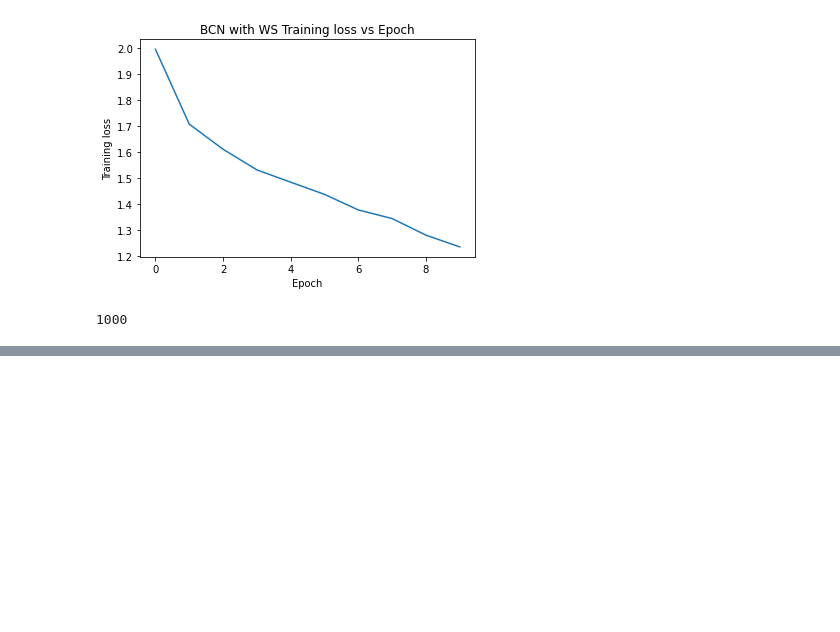
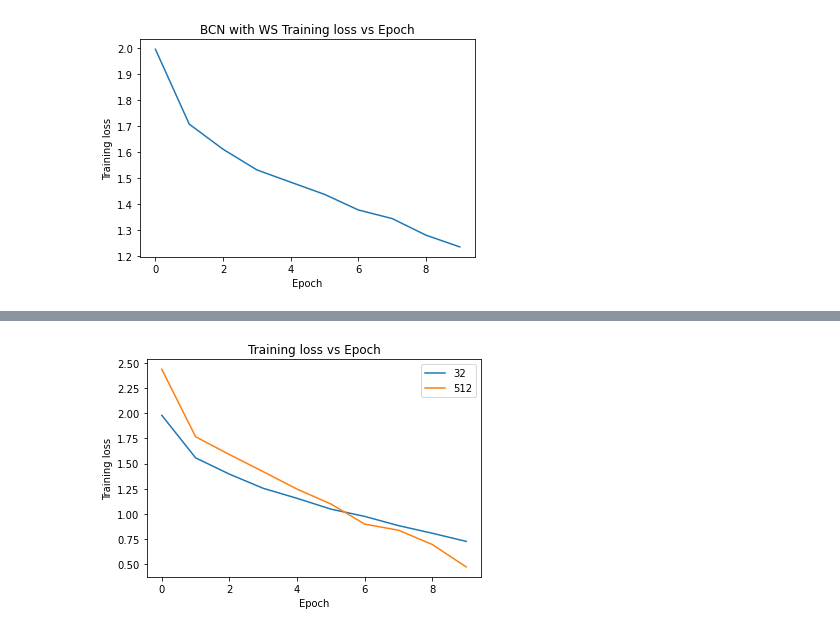
Before and after one commit to 395t/coding-assignment-week-5-nrm-2, a Jupyter notebook: notebooks/joshpapermaster.ipynb, the cells around one changed output, grey strips where cells are left out. Cells and saved outputs as stored; diff of their text form; code cells hidden in the pictures; blank space fills up the shorter version.

Commit message:
Batch size analysis

```diff
--- a/notebooks/joshpapermaster.ipynb
+++ b/notebooks/joshpapermaster.ipynb
@@ -303,7 +279,79 @@ plt.show()
 # %% [output]
 [figure]
 # %%
+batch_sizes = [32, 512]
-# %% [output]
-1000
 # %%
+plt.title("Training loss vs Epoch")
+plt.xlabel('Epoch')
+plt.ylabel('Training loss')
+
+training_losses = []
+validation_losses=[]
+for b in batch_sizes:
+    torch.manual_seed(43)
+    model = VGG().to(device)
+    criterion = nn.CrossEntropyLoss()
+    epochs = 10
+    params = model.parameters()
+    optimizer = torch.optim.Adam(params, lr=0.001, betas=(0.9, 0.999), eps=1e-08, weight_decay=0, amsgrad=False)
+
+    running_loss_history = []
+    running_corrects_history = []
+    val_running_loss_history = []
+    val_running_corrects_history = []
+
+    train_data_loader = torch.utils.data.DataLoader(train_dataset, batch_size=b, shuffle = True)
+    test_data_loader = torch.utils.data.DataLoader(test_dataset, batch_size=b, shuffle = True)
+    print("batch size: " + str(b))
+    for e in range(epochs): # training our model, put input according to every batch.
+
+        running_loss = 0.0
+        running_corrects = 0.0
+        val_running_loss = 0.0
+        val_running_corrects = 0.0
+
+        for inputs, labels in train_data_loader:
+            inputs = inputs.to(device) # input to device as our model is running in mentioned device.
+            labels = labels.to(device)
+            outputs = model(inputs) # every batch of 100 images are put as an input.
+            loss = criterion(outputs, labels) # Calc loss after each batch i/p by comparing it to actual labels.
+
+            optimizer.zero_grad() #setting the initial gradient to 0
+            loss.backward() # backpropagating the loss
+            optimizer.step() # updating the weights and bias values for every single step.
+
+            _, preds = torch.max(outputs, 1) # taking the highest value of prediction.
+            running_loss += loss.item()
+            running_corrects += torch.sum(preds == labels.data) # calculating the accuracy by taking the sum of all the correct predictions in a batch.
+
+        with torch.no_grad(): # we do not need gradient for validation.
+            for val_inputs, val_labels in test_data_loader:
+                val_inputs = val_inputs.to(device)
+                val_labels = val_labels.to(device)
+                val_outputs = model(val_inputs)
+                val_loss = criterion(val_outputs, val_labels)
+
+                _, val_preds = torch.max(val_outputs, 1)
+                val_running_loss += val_loss.item()
+                val_running_corrects += torch.sum(val_preds == val_labels.data)
+
+        epoch_loss = running_loss/len(train_data_loader) # loss per epoch
+        epoch_acc = running_corrects.float()/ len(train_dataset) # accuracy per epoch
+        running_loss_history.append(epoch_loss) # appending for displaying
+        running_corrects_history.append(epoch_acc.cpu())
+
+        val_epoch_loss = val_running_loss/len(test_data_loader)
+        val_epoch_acc = val_running_corrects.float()/ len(test_dataset)
+        val_running_loss_history.append(val_epoch_loss)
+        val_running_corrects_history.append(val_epoch_acc.cpu())
+        print('epoch :', (e+1))
+        print('training loss: {:.4f}, acc {:.4f} '.format(epoch_loss, epoch_acc.item()))
+        print('validation loss: {:.4f}, validation acc {:.4f} '.format(val_epoch_loss, val_epoch_acc.item()))
+
+    label = str(b)
+    plt.plot(running_loss_history, label=label)
+    training_losses.append(running_loss_history)
+    validation_losses.append(val_running_loss_history)
+plt.legend()
+plt.show()
 # %% [output]
@@ -310,0 +375 @@ plt.show()
+[figure, added]
```
Also changed, not shown: parts of 7 cells of this notebook, 3 other files.
